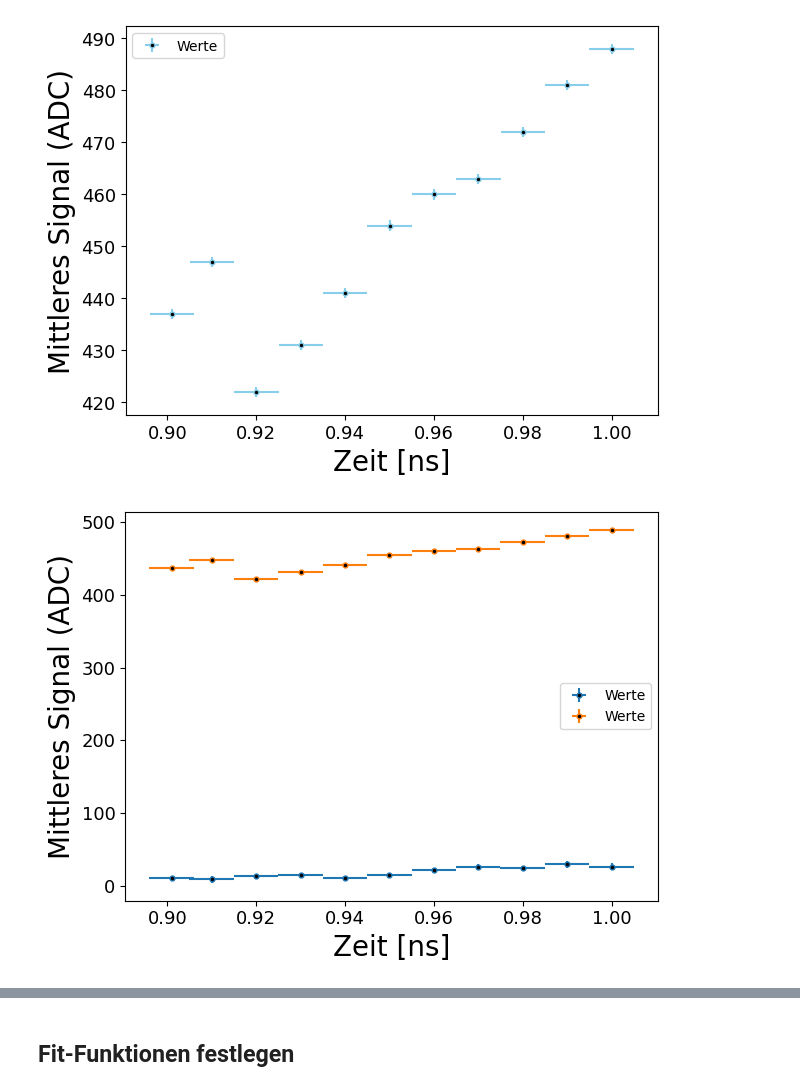
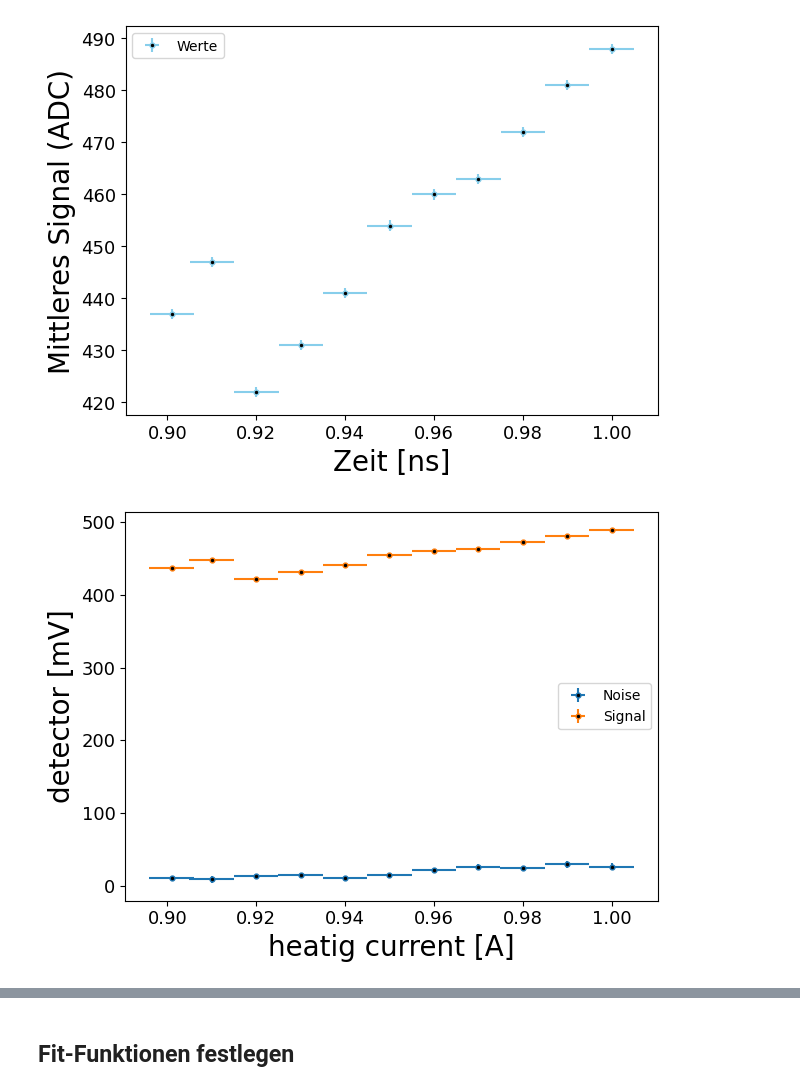
Before and after one commit to TimLockstedt/MP, a Jupyter notebook: FP1/Detector_Noise_Signal.ipynb, the cells around one changed output, grey strips where cells are left out. Drawn from its saved outputs; the diff is of its cells as text; code cells hidden in the pictures.

```diff
--- a/FP1/Detector_Noise_Signal.ipynb
+++ b/FP1/Detector_Noise_Signal.ipynb
@@ -448,20 +448,23 @@ err = results.get_err()
 #List of result and uncertainty in ufloat format as a list
 u_res = results.get_ures()
 # %%
+Daten_0.set_YName("detector [mV]")
+Daten_0.set_XName("heatig current [A]")
 plt.errorbar(y = Daten_0.get_y(), yerr = Daten_0.get_yerr(), x = Daten_0.get_x(), xerr = Daten_0.get_xerr(), \
             fmt = 'o', markersize = 3.5, alpha = 1, mfc = 'black', zorder = 0, \
-            label = r'Werte')
+            label = r'Noise')
 plt.errorbar(y = Daten_1.get_y(), yerr = Daten_1.get_yerr(), x = Daten_1.get_x(), xerr = Daten_1.get_xerr(), \
             fmt = 'o', markersize = 3.5, alpha = 1, mfc = 'black', zorder = 0, \
-            label = r'Werte')
+            label = r'Signal')
 
 
 plt.legend(loc='best')
 plt.ylabel(Daten_0.get_YName(), fontsize=20)
 plt.xlabel(Daten_0.get_XName(), fontsize=20)
 plt.xticks(fontsize=13)
 plt.yticks(fontsize=13)
-# plt.yscale("log")
+#plt.yscale("log")
 plt.tight_layout()
+plt.savefig("SignalAndNoise.pdf")
 # %% [output]
-[figure, old version]
+[figure, new version]
```
Also changed, not shown: parts of 3 cells of this notebook, 21 other files.
